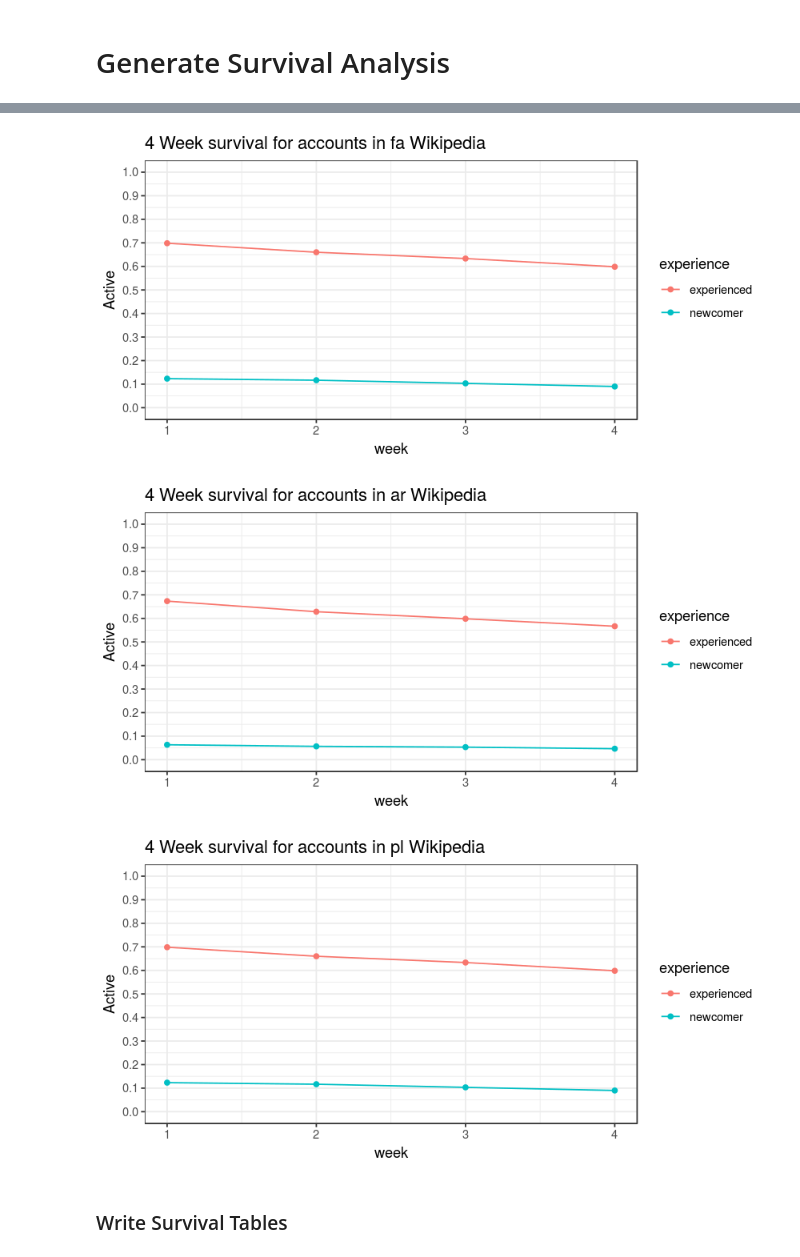
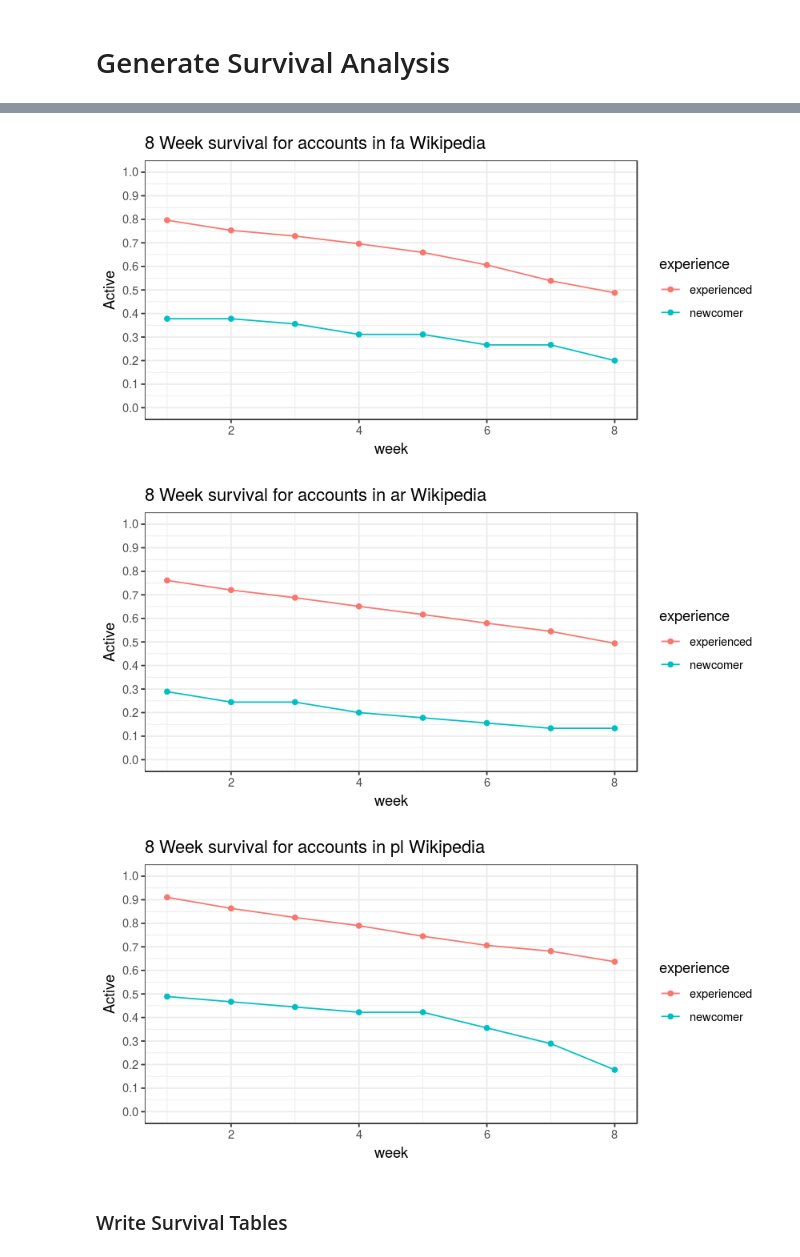
Before and after one commit to citizensandtech/CivilServant-Wikipedia-Analysis, a Jupyter notebook: power-analysis/thankee-experiment-2019/survival-analysis-of-power-analysis-dataset-R.ipynb, the cells around one changed output, grey strips where cells are left out. Cells and saved outputs as stored; diff of their text form; code cells hidden in the pictures.

Commit message:
committing survival analysis

```diff
--- a/power-analysis/thankee-experiment-2019/survival-analysis-of-power-analysis-dataset-R.ipynb
+++ b/power-analysis/thankee-experiment-2019/survival-analysis-of-power-analysis-dataset-R.ipynb
@@ -71,7 +71,13 @@ eligible.rows <- function(df.to.review){
     print(paste("Number of rows before removing inactive users:", nrow(df.to.review)))
     df.to.review <- subset(df.to.review, num_edits_90_pre_treatment > 0 )
     print(paste("Number of rows after removing inactive users:", nrow(df.to.review)))
+    if("num_goodfaith_pre_treatment" %in% colnames(df.to.review)){
+        df.to.review <- subset(df.to.review, num_goodfaith_pre_treatment>=4)
+    }else{
+        df.to.review <- subset(df.to.review, num_flagged_revisions_pre_treatment>=4)
+
+    }
+    print(paste("Number of rows after removing users without enough goodfaith edits:", nrow(df.to.review)))
     cat("\n")
-
     df.to.review
 }
@@ -78,12 +86,12 @@ eligible.rows <- function(df.to.review){
 # %%
 data.path <- "~/Tresors/CivilServant/projects/wikipedia-integration/gratitude-study/datasets/power_analysis"
-de.power.df <- eligible.rows(read.csv(file.path(data.path, "de_gratitude_power-analysis_dataset_sim_date_20180306_v1.csv")))
-fa.ar.pl.power.df <- read.csv(file.path(data.path, "gratitude_power-analysis_dataset_sim_date_20180306_v1.csv"))
+de.power.df <- eligible.rows(read.csv(file.path(data.path, "de_gratitude_power-analysis_dataset_sim_date_20180306_with_email.csv")))
+fa.ar.pl.power.df <- read.csv(file.path(data.path, "gratitude_power-analysis_dataset_sim_date_20180306_with_email.csv"))
 fa.power.df <- eligible.rows(subset(fa.ar.pl.power.df, lang=="fa"))
 ar.power.df <- eligible.rows(subset(fa.ar.pl.power.df, lang=="ar"))
-pl.power.df <- eligible.rows(subset(subset(fa.ar.pl.power.df, lang=="fa")))
+pl.power.df <- eligible.rows(subset(subset(fa.ar.pl.power.df, lang=="pl")))
 
-simulated.treatment.date <- as.Date("20180306", "%Y%M%D")
+simulated.treatment.date <- as.Date("2018-03-06")
 # %% [output]
 [1] "========================"
 [1] "Subset Variables For: de"
@@ -388,22 +401,32 @@ generate.survival.analysis <- function(account.periods.df, lang){
                       family=binomial)))
     cat("\n")
 
-    ## CREATE DATAFRAME OF INACTIVE IN THE FIRST FOUR WEEKS
+    ## CREATE DATAFRAME OF INACTIVE IN THE FIRST EIGHT WEEKS
 
     data.frame(
         lang = lang,
         experience = c("newcomer", "newcomer", "newcomer", "newcomer",
+                       "newcomer", "newcomer", "newcomer", "newcomer",
+                       "experienced", "experienced", "experienced", "experienced",
                        "experienced", "experienced", "experienced", "experienced"),
-        week = c(1,2,3,4,1,2,3,4),
+        week = c(1,2,3,4,5,6,7,8,1,2,3,4,5,6,7,8),
         active = c(
             nrow(subset(account.periods.df, prev_experience == 0 & week == 1 & inactive == FALSE)) / nrow(subset(de.account.periods.df, prev_experience == 0 & week == 1)),
             nrow(subset(account.periods.df, prev_experience == 0 & week == 2 & inactive == FALSE)) / nrow(subset(de.account.periods.df, prev_experience == 0 & week == 2)),
             nrow(subset(account.periods.df, prev_experience == 0 & week == 3 & inactive == FALSE)) / nrow(subset(de.account.periods.df, prev_experience == 0 & week == 3)),
             nrow(subset(account.periods.df, prev_experience == 0 & week == 4 & inactive == FALSE)) / nrow(subset(de.account.periods.df, prev_experience == 0 & week == 4)),
+            nrow(subset(account.periods.df, prev_experience == 0 & week == 5 & inactive == FALSE)) / nrow(subset(de.account.periods.df, prev_experience == 0 & week == 4)),
+            nrow(subset(account.periods.df, prev_experience == 0 & week == 6 & inactive == FALSE)) / nrow(subset(de.account.periods.df, prev_experience == 0 & week == 4)),
+            nrow(subset(account.periods.df, prev_experience == 0 & week == 7 & inactive == FALSE)) / nrow(subset(de.account.periods.df, prev_experience == 0 & week == 4)),
+            nrow(subset(account.periods.df, prev_experience == 0 & week == 8 & inactive == FALSE)) / nrow(subset(de.account.periods.df, prev_experience == 0 & week == 4)),
             nrow(subset(account.periods.df, prev_experience >  0 & week == 1 & inactive == FALSE)) / nrow(subset(de.account.periods.df, prev_experience >  0 & week == 1)),
             nrow(subset(account.periods.df, prev_experience >  0 & week == 2 & inactive == FALSE)) / nrow(subset(de.account.periods.df, prev_experience >  0 & week == 2)),
             nrow(subset(account.periods.df, prev_experience >  0 & week == 3 & inactive == FALSE)) / nrow(subset(de.account.periods.df, prev_experience >  0 & week == 3)),
-            nrow(subset(account.periods.df, prev_experience >  0 & week == 4 & inactive == FALSE)) / nrow(subset(de.account.periods.df, prev_experience >  0 & week == 4))
+            nrow(subset(account.periods.df, prev_experience >  0 & week == 4 & inactive == FALSE)) / nrow(subset(de.account.periods.df, prev_experience >  0 & week == 4)),
+            nrow(subset(account.periods.df, prev_experience >  0 & week == 5 & inactive == FALSE)) / nrow(subset(de.account.periods.df, prev_experience >  0 & week == 4)),
+            nrow(subset(account.periods.df, prev_experience >  0 & week == 6 & inactive == FALSE)) / nrow(subset(de.account.periods.df, prev_experience >  0 & week == 4)),
+            nrow(subset(account.periods.df, prev_experience >  0 & week == 7 & inactive == FALSE)) / nrow(subset(de.account.periods.df, prev_experience >  0 & week == 4)),
+            nrow(subset(account.periods.df, prev_experience >  0 & week == 8 & inactive == FALSE)) / nrow(subset(de.account.periods.df, prev_experience >  0 & week == 4))
         )
     )
 
@@ -439,7 +462,7 @@ for(language in unique(survival.tables$lang)){
          geom_point() +
          scale_y_continuous(name="Active", breaks=seq(0,1,0.1), limits=c(0,1)) +
          theme_bw() +
-         ggtitle(paste("4 Week survival for accounts in", language, "Wikipedia"))
+         ggtitle(paste("8 Week survival for accounts in", language, "Wikipedia"))
     print(p)
 }
 # %% [output]
@@ -447,6 +470,6 @@ for(language in unique(survival.tables$lang)){
-[figure, old version]
+[figure, new version]
-[figure, old version]
+[figure, new version]
-[figure, old version]
+[figure, new version]
 # %% [markdown]
 ### Write Survival Tables
 # %%
```
Also changed, not shown: parts of 10 cells of this notebook.
